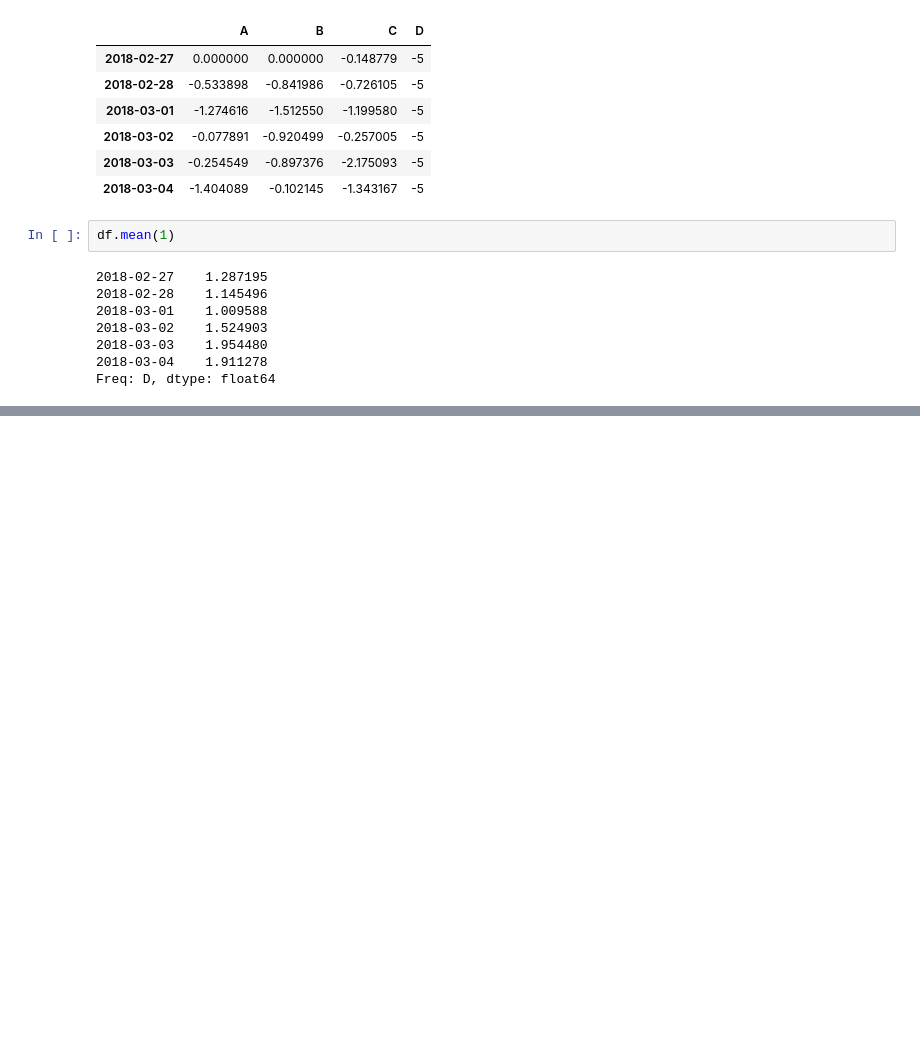
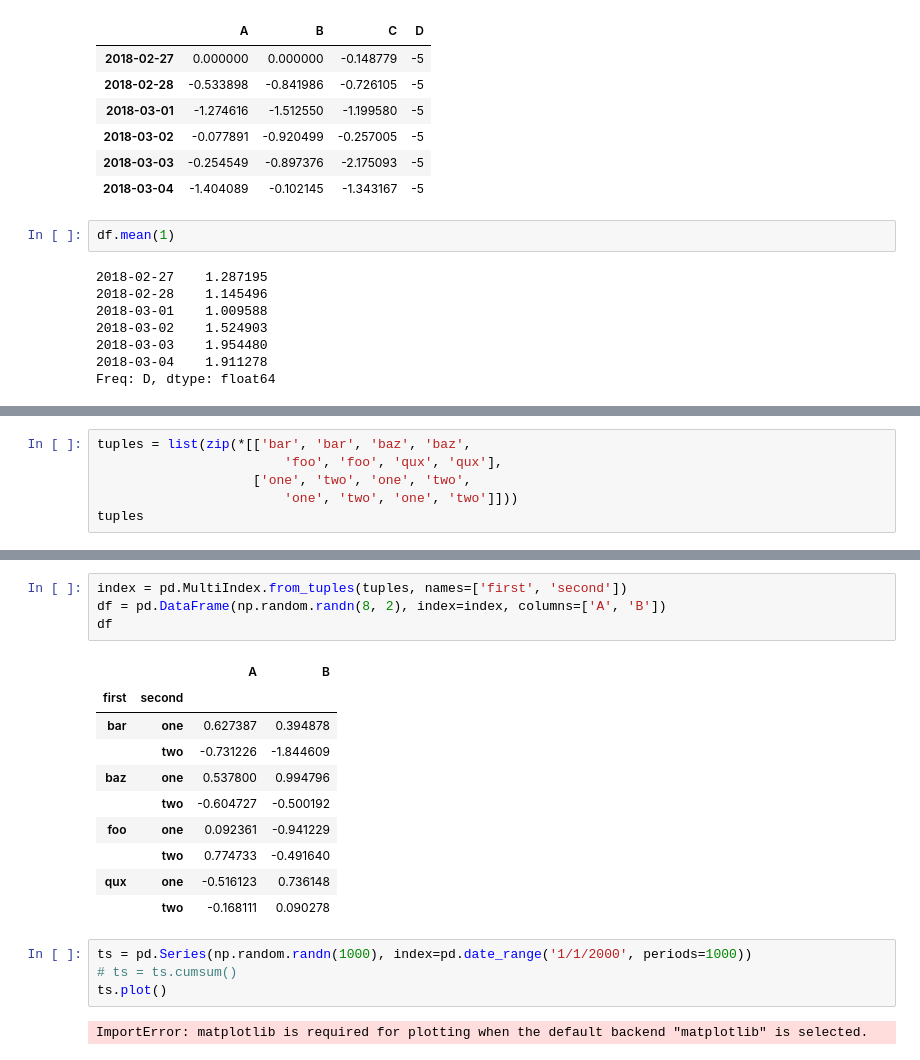
Before and after one commit to zmLucky/CodeStudy, a Jupyter notebook: py/pd.ipynb, the cells around one changed output, grey strips where cells are left out. Cells and saved outputs as stored; diff of their text form; blank space fills up the shorter version.

```diff
--- a/py/pd.ipynb
+++ b/py/pd.ipynb
@@ -269,0 +333,6 @@ df
+# %%
+tuples = list(zip(*[['bar', 'bar', 'baz', 'baz',
+                        'foo', 'foo', 'qux', 'qux'],
+                    ['one', 'two', 'one', 'two',
+                        'one', 'two', 'one', 'two']]))
+tuples
@@ -269,0 +348,21 @@ df
+# %%
+index = pd.MultiIndex.from_tuples(tuples, names=['first', 'second'])
+df = pd.DataFrame(np.random.randn(8, 2), index=index, columns=['A', 'B'])
+df
+# %% [output]
+|  |  | A | B |
+| first | second |  |  |
+| bar | one | 0.627387 | 0.394878 |
+|  | two | -0.731226 | -1.844609 |
+| baz | one | 0.537800 | 0.994796 |
+|  | two | -0.604727 | -0.500192 |
+| foo | one | 0.092361 | -0.941229 |
+|  | two | 0.774733 | -0.491640 |
+| qux | one | -0.516123 | 0.736148 |
+|  | two | -0.168111 | 0.090278 |
+# %%
+ts = pd.Series(np.random.randn(1000), index=pd.date_range('1/1/2000', periods=1000))
+# ts = ts.cumsum()
+ts.plot()
+# %% [output]
+ImportError: matplotlib is required for plotting when the default backend "matplotlib" is selected.
```
Also changed, not shown: parts of 8 cells of this notebook, 14 other files.
